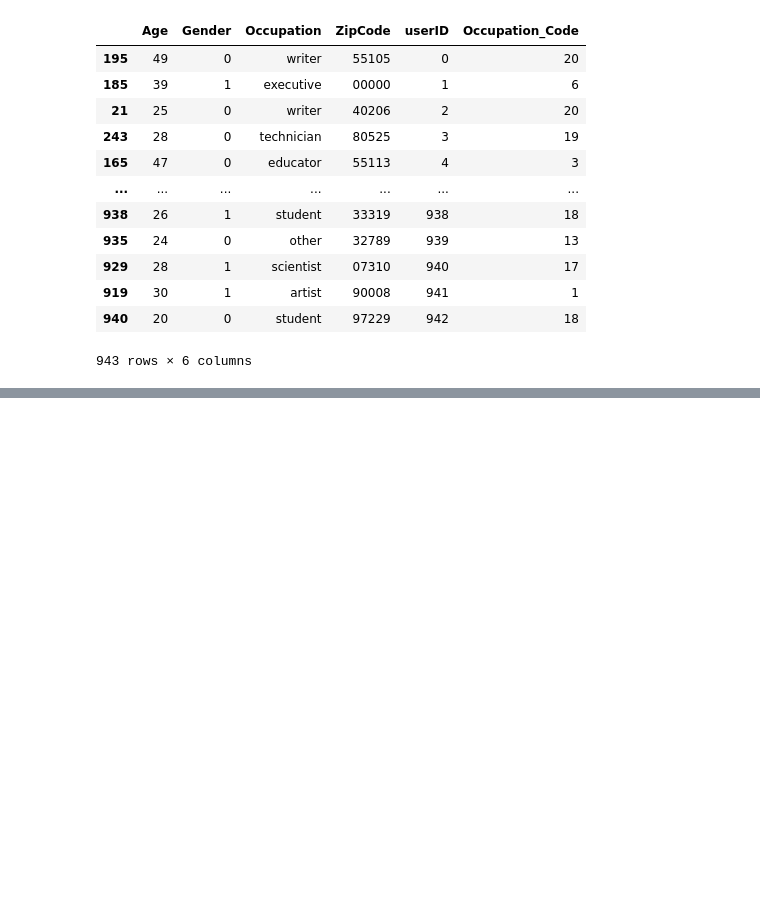
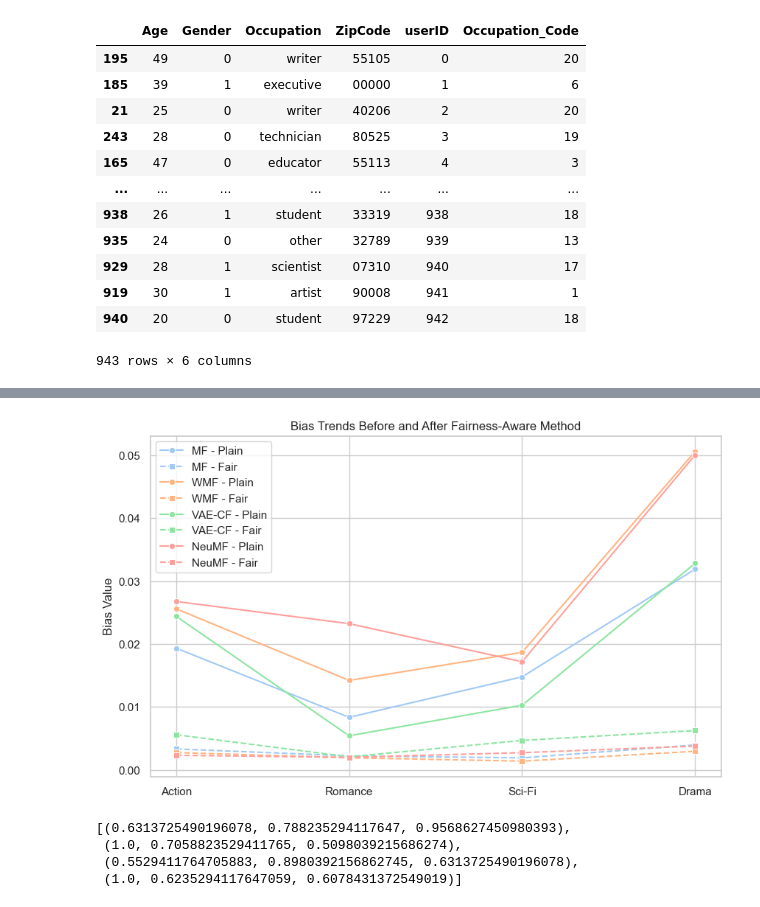
Before and after one commit to tahsinkheya/re_ranking_clean, a Jupyter notebook: data_vis/intro.ipynb, the cells around one changed output, grey strips where cells are left out. Drawn from its saved outputs; the diff is of its cells as text; code cells hidden in the pictures; blank space fills up the shorter version.

```diff
--- a/data_vis/intro.ipynb
+++ b/data_vis/intro.ipynb
@@ -108,0 +202,74 @@ users
+# %%
+import numpy as np
+import matplotlib.pyplot as plt
+import seaborn as sns
+
+# Sample categories
+categories = ["Action", "Romance", "Sci-Fi", "Drama"]
+models = ["MF", "WMF", "VAE-CF", "NeuMF"]
+
+# Bias values (before applying fairness)
+bias_before = np.array([
+   [0.019344216990970733,
+ 0.008358959112723276,
+ 0.014786473597634254,
+ 0.0318801955556957],  # Model A
+   [0.025601604165539277,
+ 0.014218965736360048,
+ 0.018675735358788262,
+ 0.05057248532638675],  # Model B
+ [0.024408588279847182,
+ 0.005427995613159867,
+ 0.010283023578555428,
+ 0.03281925178619222],  # Model C
+   [0.02675541278673631,
+ 0.023232542772268366,
+ 0.017187343953480996,
+ 0.05001548950958949],  # Model D
+])
+
+# Bias values (after applying fairness)
+bias_after = np.array([
+    [0.0033406509705712637,
+ 0.0022420130619635993,
+ 0.0019235034856914415,
+ 0.0039779112817863015],  # Model A
+    [0.0027687119757768257,
+ 0.001939334851539971,
+ 0.0014073143067405121,
+ 0.0029676274885210587],  # Model B
+   [0.005597300247771501,
+ 0.0020899843321227837,
+ 0.004693409151664784,
+ 0.006263317412085773],  # Model C
+   [0.0023253056253767952,
+ 0.0020116664130607094,
+ 0.0027485773594085132,
+ 0.0037929372050228504],  # Model D
+])
+# Set Seaborn style
+sns.set_theme(style="whitegrid")
+
+# Get Seaborn color palette
+palette = sns.color_palette("pastel", len(models))  # Get distinct colors for models
+
+# Create the plot
+fig, ax = plt.subplots(figsize=(10, 6))
+
+for i, model in enumerate(models):
+    sns.lineplot(x=categories, y=bias_before[i], marker="o", linestyle="-", color=palette[i], label=f"{model} - Plain", ax=ax)
+    sns.lineplot(x=categories, y=bias_after[i], marker="s", linestyle="--", color=palette[i], label=f"{model} - Fair", ax=ax)
+
+ax.set_ylabel("Bias Value")
+ax.set_title("Bias Trends Before and After Fairness-Aware Method")
+ax.legend()
+plt.show()
+# %% [output]
+[figure, added]
+# %%
+palette
+# %% [output]
+[(0.6313725490196078, 0.788235294117647, 0.9568627450980393),
+ (1.0, 0.7058823529411765, 0.5098039215686274),
+ (0.5529411764705883, 0.8980392156862745, 0.6313725490196078),
+ (1.0, 0.6235294117647059, 0.6078431372549019)]
```
Also changed, not shown: parts of 3 cells of this notebook, 38 other files.
